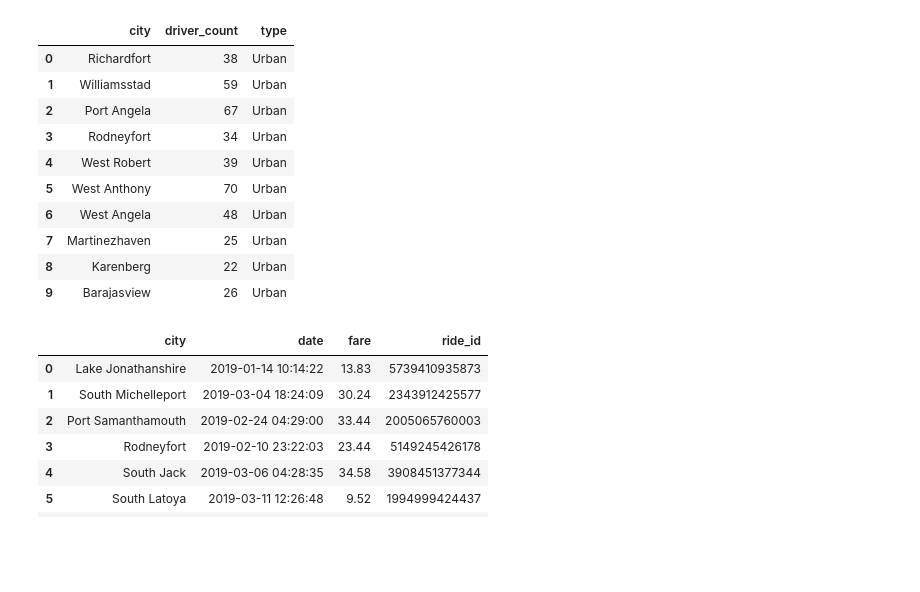
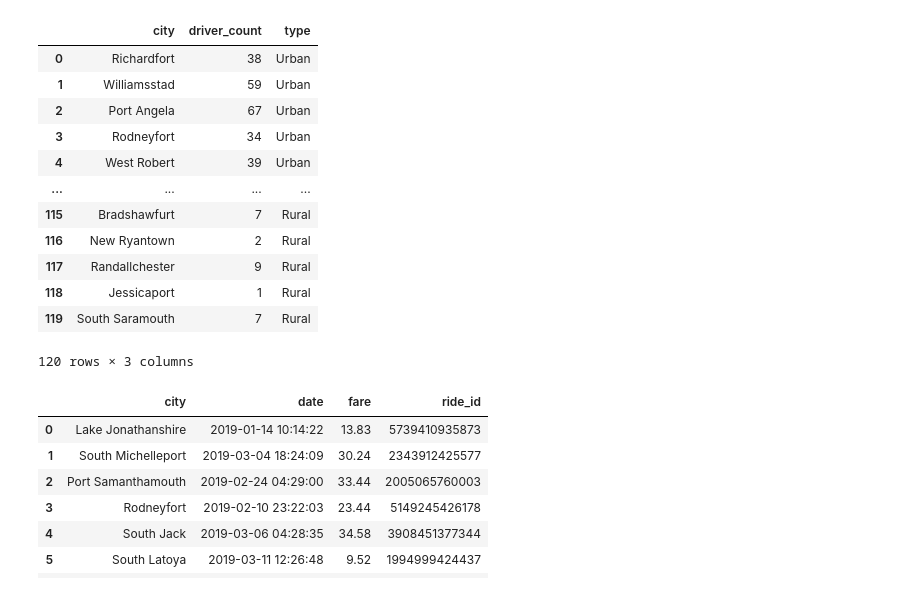
Before and after one commit to Tracari/PyBer_Analysis, a Jupyter notebook: Pyber.ipynb, the cells around one changed output. Drawn from its saved outputs; the diff is of its cells as text; code cells hidden in the pictures; blank space fills up the shorter version.

```diff
--- a/Pyber.ipynb
+++ b/Pyber.ipynb
@@ -12,19 +12,21 @@ ride_data_to_load = "Resources/ride_data.csv"
 # %%
 # Read the city data file and store it in a pandas DataFrame
 city_data_df = pd.read_csv(city_data_to_load)
-city_data_df.head(10)
+city_data_df
 # %% [output]
 |  | city | driver_count | type |
 | 0 | Richardfort | 38 | Urban |
 | 1 | Williamsstad | 59 | Urban |
 | 2 | Port Angela | 67 | Urban |
 | 3 | Rodneyfort | 34 | Urban |
 | 4 | West Robert | 39 | Urban |
-| 5 | West Anthony | 70 | Urban |
-| 6 | West Angela | 48 | Urban |
-| 7 | Martinezhaven | 25 | Urban |
-| 8 | Karenberg | 22 | Urban |
-| 9 | Barajasview | 26 | Urban |
+| ... | ... | ... | ... |
+| 115 | Bradshawfurt | 7 | Rural |
+| 116 | New Ryantown | 2 | Rural |
+| 117 | Randallchester | 9 | Rural |
+| 118 | Jessicaport | 1 | Rural |
+| 119 | South Saramouth | 7 | Rural |
+120 rows × 3 columns
 # %%
 # Read the ride data file and store it in pandas DataFrame
 ride_data_df=pd.read_csv(ride_data_to_load)
```
Also changed, not shown: parts of 19 cells of this notebook.
